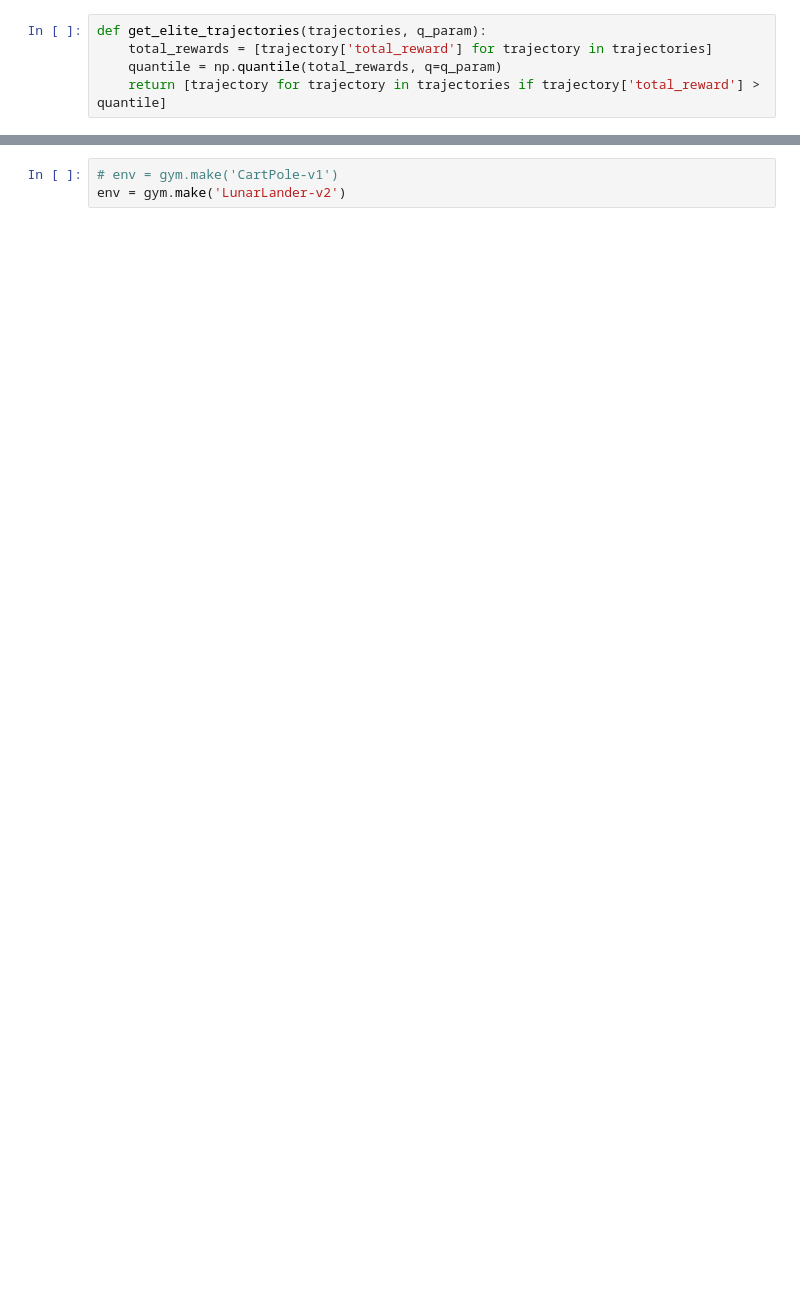
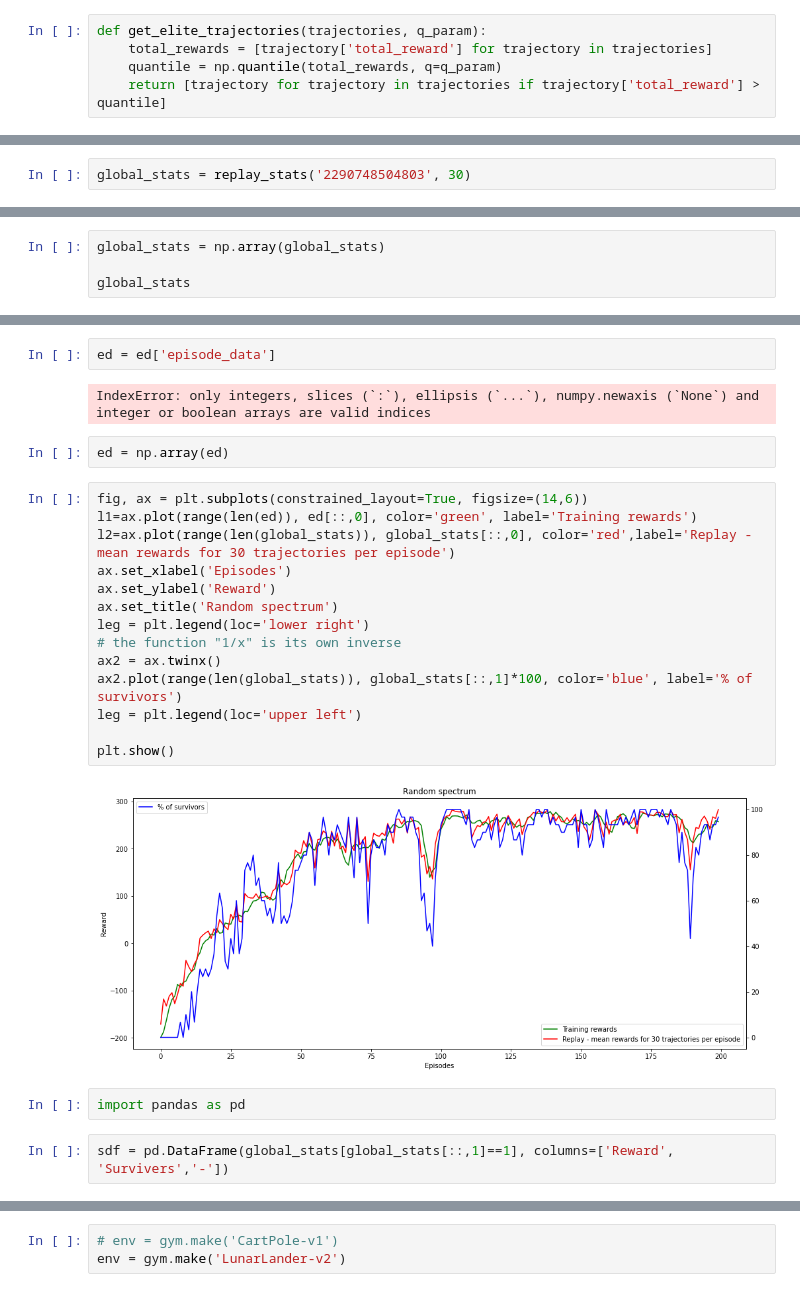
Before and after one commit to shmalex/ods_rl, a Jupyter notebook: hmw2/hw_1_pytorch_LunerLander.ipynb, the cells around one changed output, grey strips where cells are left out. Drawn from its saved outputs; the diff is of its cells as text; blank space fills up the shorter version.

```diff
--- a/hmw2/hw_1_pytorch_LunerLander.ipynb
+++ b/hmw2/hw_1_pytorch_LunerLander.ipynb
@@ -152,0 +214,2 @@ def get_elite_trajectories(trajectories, q_param):
+# %%
+global_stats = replay_stats('2290748504803', 30)
@@ -152,0 +226,4 @@ def get_elite_trajectories(trajectories, q_param):
+# %%
+global_stats = np.array(global_stats)
+
+global_stats
@@ -152,0 +268,26 @@ def get_elite_trajectories(trajectories, q_param):
+# %%
+ed = ed['episode_data']
+# %% [output]
+IndexError: only integers, slices (`:`), ellipsis (`...`), numpy.newaxis (`None`) and integer or boolean arrays are valid indices
+# %%
+ed = np.array(ed)
+# %%
+fig, ax = plt.subplots(constrained_layout=True, figsize=(14,6))
+l1=ax.plot(range(len(ed)), ed[::,0], color='green', label='Training rewards')
+l2=ax.plot(range(len(global_stats)), global_stats[::,0], color='red',label='Replay - mean rewards for 30 trajectories per episode')
+ax.set_xlabel('Episodes')
+ax.set_ylabel('Reward')
+ax.set_title('Random spectrum')
+leg = plt.legend(loc='lower right')
+# the function "1/x" is its own inverse
+ax2 = ax.twinx()
+ax2.plot(range(len(global_stats)), global_stats[::,1]*100, color='blue', label='% of survivors')
+leg = plt.legend(loc='upper left')
+
+plt.show()
+# %% [output]
+[figure, added]
+# %%
+import pandas as pd
+# %%
+sdf = pd.DataFrame(global_stats[global_stats[::,1]==1], columns=['Reward', 'Survivers','-'])
```
Also changed, not shown: parts of 29 cells of this notebook, 26 other files.
